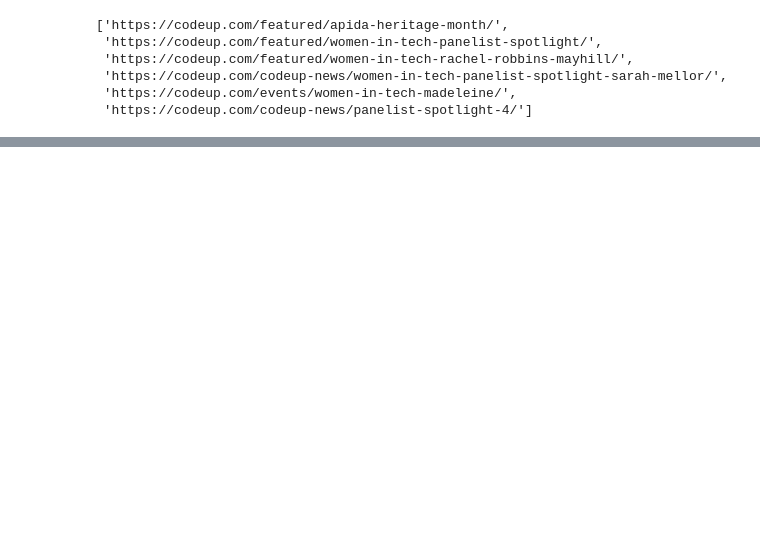
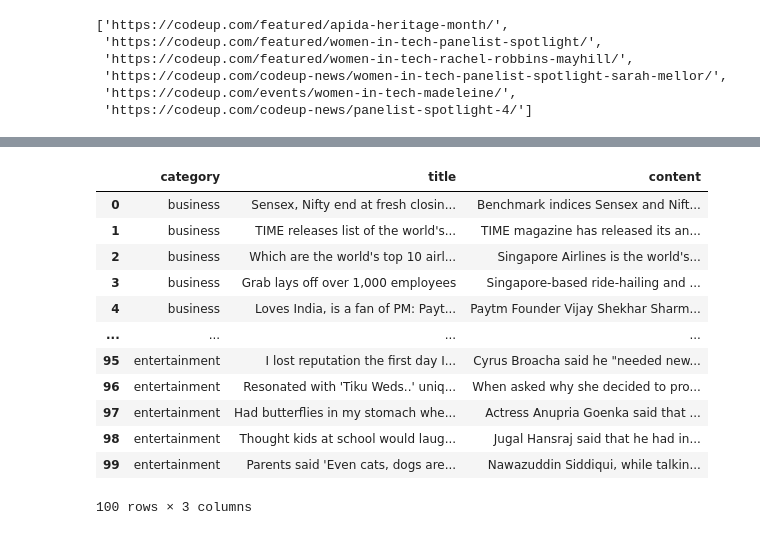
Before and after one commit to Brian-ONeil/natural-language-processing-exercises, a Jupyter notebook: acquire.ipynb, the cells around one changed output, grey strips where cells are left out. Drawn from its saved outputs; the diff is of its cells as text; code cells hidden in the pictures; blank space fills up the shorter version.

```diff
--- a/acquire.ipynb
+++ b/acquire.ipynb
@@ -227,0 +281,18 @@ for article in articles:
+# %%
+pd.set_option("display.max_colwidth", None)
+# %%
+final_df
+# %% [output]
+|  | category | title | content |
+| 0 | business | Sensex, Nifty end at fresh closin... | Benchmark indices Sensex and Nift... |
+| 1 | business | TIME releases list of the world's... | TIME magazine has released its an... |
+| 2 | business | Which are the world's top 10 airl... | Singapore Airlines is the world's... |
+| 3 | business | Grab lays off over 1,000 employees | Singapore-based ride-hailing and ... |
+| 4 | business | Loves India, is a fan of PM: Payt... | Paytm Founder Vijay Shekhar Sharm... |
+| ... | ... | ... | ... |
+| 95 | entertainment | I lost reputation the first day I... | Cyrus Broacha said he "needed new... |
+| 96 | entertainment | Resonated with 'Tiku Weds..' uniq... | When asked why she decided to pro... |
+| 97 | entertainment | Had butterflies in my stomach whe... | Actress Anupria Goenka said that ... |
+| 98 | entertainment | Thought kids at school would laug... | Jugal Hansraj said that he had in... |
+| 99 | entertainment | Parents said 'Even cats, dogs are... | Nawazuddin Siddiqui, while talkin... |
+100 rows × 3 columns
```
Also changed, not shown: parts of 46 cells of this notebook, 5 other files.
